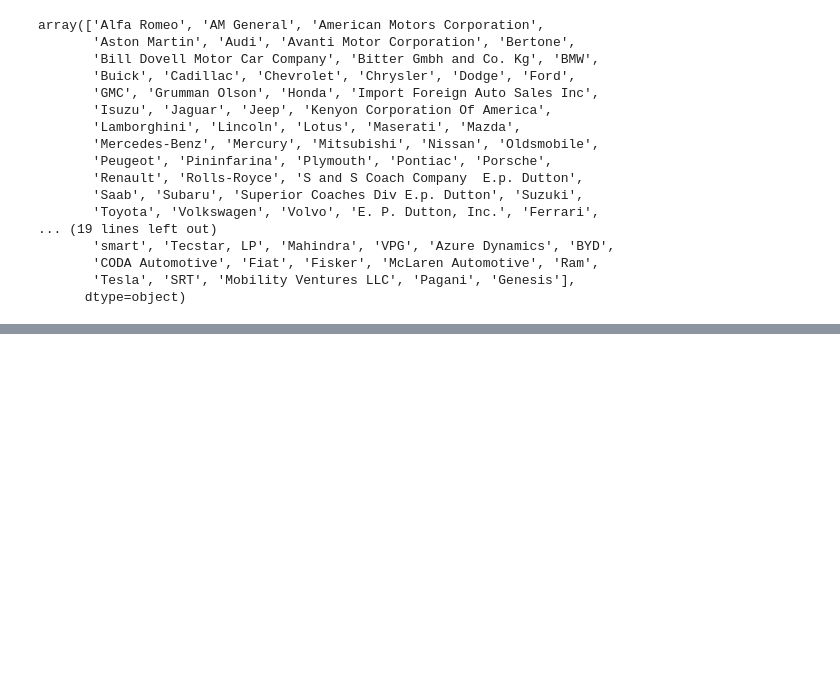
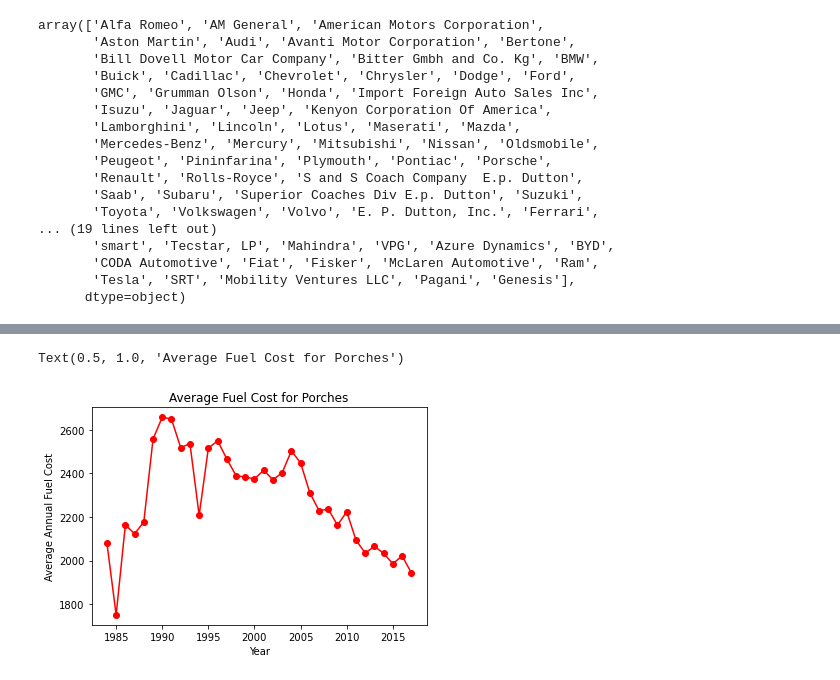
Before and after one commit to geraldwattsthethird/Fuel-Cost-Analysis, a Jupyter notebook: Fuel_Cost.ipynb, the cells around one changed output, grey strips where cells are left out. Drawn from its saved outputs; the diff is of its cells as text; code cells hidden in the pictures; blank space fills up the shorter version.

Commit message:
Updating fuel cost and mpg

```diff
--- a/Fuel_Cost.ipynb
+++ b/Fuel_Cost.ipynb
@@ -135,8 +135,17 @@ p_data = fuel_cost.loc[fuel_cost['Make'] == 'Porsche']
 t_data = fuel_cost.loc[fuel_cost['Make'] == 'Toyota']
 
 #Create graph for porsche MPG
+por_fcost = p_data.groupby('Year').mean()['Annual Fuel Cost (FT1)']
+por_fcost
+#Create graphy for Toyota MPG
+toy_fcost = t_data.groupby('Year').mean()['Annual Fuel Cost (FT1)']
+toy_fcost
 
-#Create graphy for Toyota MPG
 
+por_mpg = p_data.groupby('Year').mean()['Combined MPG (FT1)']
+por_mpg
+
+toy_mpg = t_data.groupby('Year').mean()['Combined MPG (FT1)']
+toy_mpg
 #Stack the graphs
 # %% [output]
@@ -155,0 +169,10 @@ t_data = fuel_cost.loc[fuel_cost['Make'] == 'Toyota']
+# %%
+plt.plot(years, por_fcost, marker='o', color='Red')
+
+# Label
+plt.xlabel("Year")
+plt.ylabel("Average Annual Fuel Cost")
+plt.title("Average Fuel Cost for Porches")
+# %% [output]
+Text(0.5, 1.0, 'Average Fuel Cost for Porches')
+[figure, added]
```
Also changed, not shown: parts of 8 cells of this notebook.
